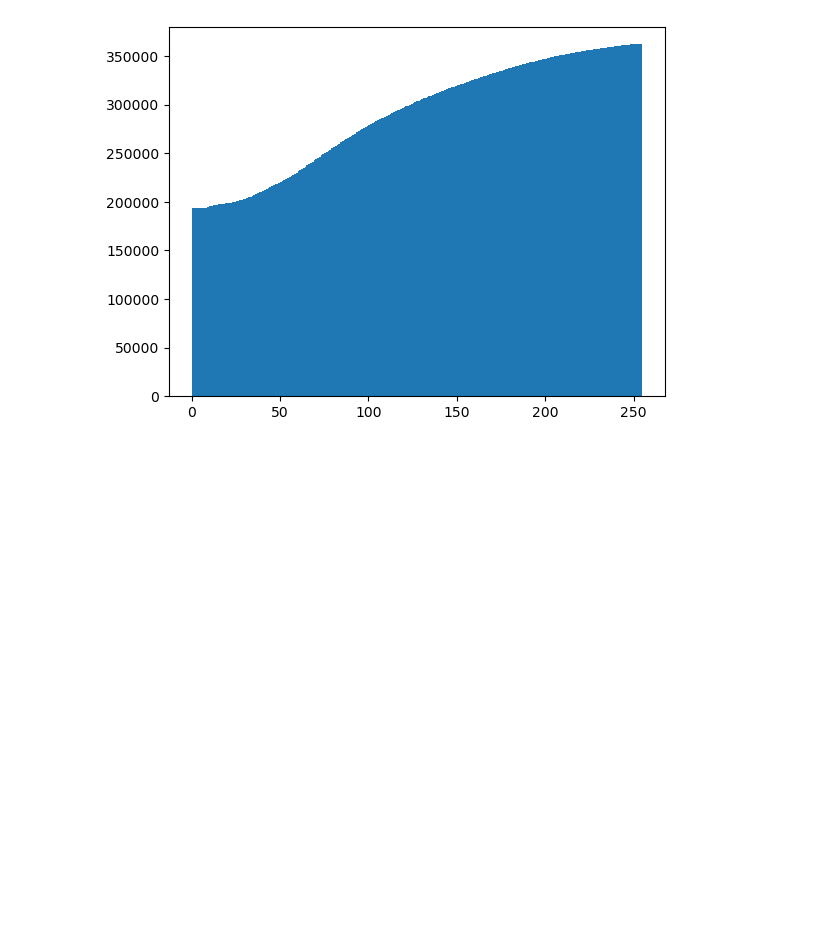
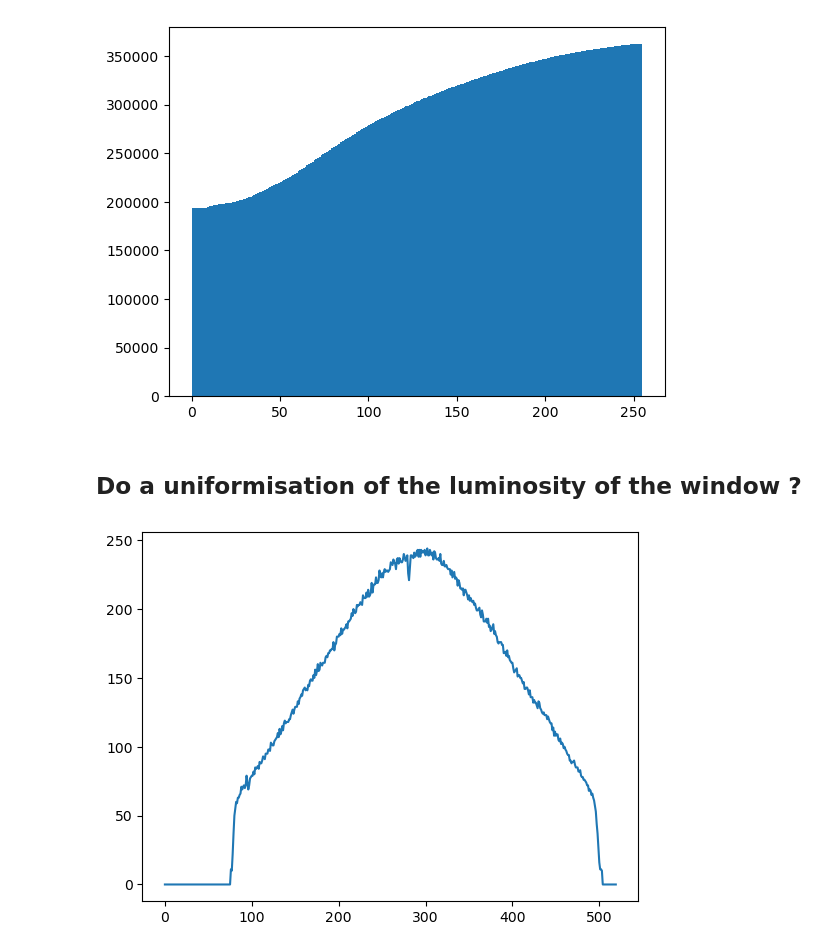
Before and after one commit to Lilian-GA/Nematode_status_assay, a Jupyter notebook: one_image_test.ipynb, the cells around one changed output. Cells and saved outputs as stored; diff of their text form; code cells hidden in the pictures; blank space fills up the shorter version.

```diff
--- a/one_image_test.ipynb
+++ b/one_image_test.ipynb
@@ -85,3 +85,10 @@ plt.hist(window.flatten(), bins = 255, cumulative='T')
 plt.show()
 # %% [output]
 [figure]
+# %% [markdown]
+## Do a uniformisation of the luminosity of the window ?
+# %%
+plt.plot(window[:,350])
+plt.show()
+# %% [output]
+[figure, added]
```
Also changed, not shown: parts of 13 cells of this notebook.
